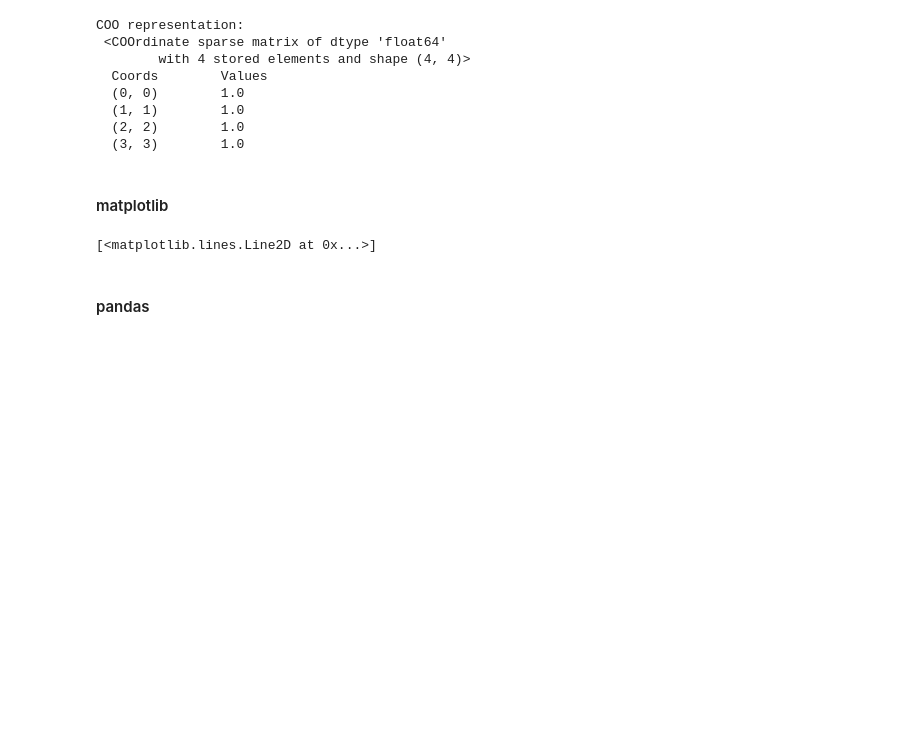
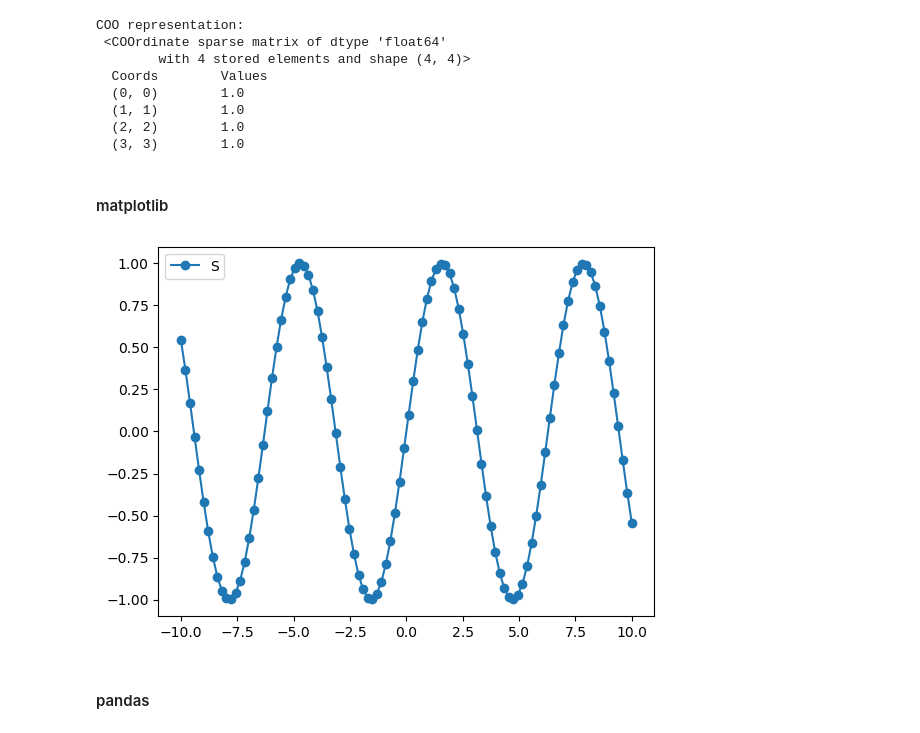
Before and after one commit to booobaa/Introduction-to-Machine-Learning, a Jupyter notebook: Introduction.ipynb, the cells around one changed output. Drawn from its saved outputs; the diff is of its cells as text; code cells hidden in the pictures; blank space fills up the shorter version.

```diff
--- a/01-introduction.ipynb
+++ b/Introduction.ipynb
@@ -216,15 +218,17 @@ COO representation:
 # %%
 %matplotlib inline
 import matplotlib.pyplot as plt
 
 # Generate a sequence of numbers from -10 to 10 with 100 steps in between
 x = np.linspace(-10, 10, 100)
 # Create a second array using sine
 y = np.sin(x)
 # The plot function makes a line chart of one array against another
-plt.plot(x, y, marker="x")
+plt.plot(x, y, marker="o")
+plt.legend("Sine curve",loc = "best")
+plt.show()
 # %% [output]
-[<matplotlib.lines.Line2D at 0x...>]
+[figure, added]
 # %% [markdown]
 #### pandas
 # %%
```
Also changed, not shown: parts of 15 cells of this notebook.
